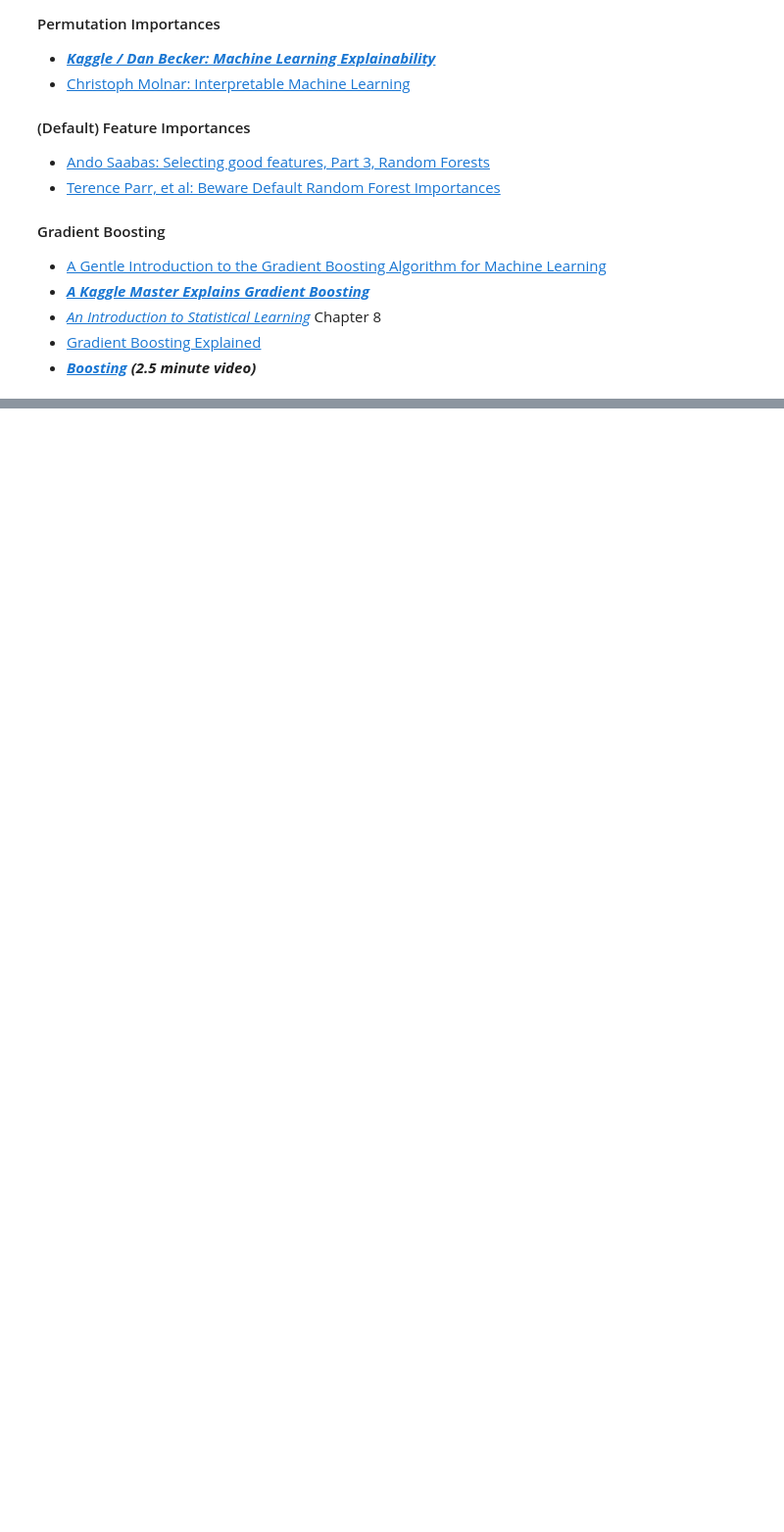
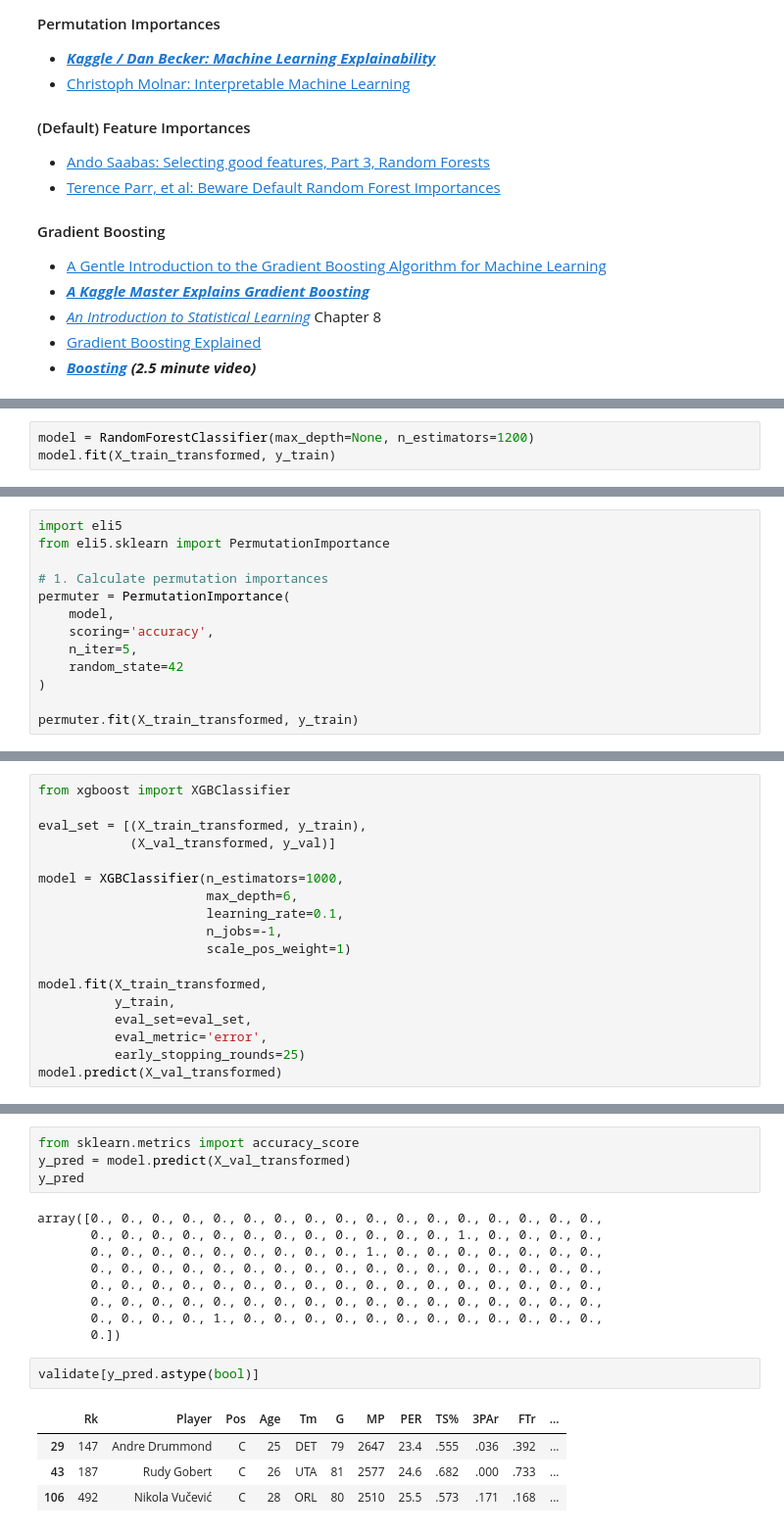
Before and after one commit to bloominstituteoftechnology/DS-Unit-2-Applied-Modeling, a Jupyter notebook: module3/LS_DS_233_assignment.ipynb, the cells around one changed output, grey strips where cells are left out. Shown at 98% size. Drawn from its saved outputs; the diff is of its cells as text; blank space fills up the shorter version.

```diff
--- a/module3/LS_DS_233_assignment.ipynb
+++ b/module3/LS_DS_233_assignment.ipynb
@@ -47,0 +204,3 @@ Top recommendations in _**bold italic:**_
+# %%
+model = RandomForestClassifier(max_depth=None, n_estimators=1200)
+model.fit(X_train_transformed, y_train)
@@ -47,0 +232,13 @@ Top recommendations in _**bold italic:**_
+# %%
+import eli5
+from eli5.sklearn import PermutationImportance
+
+# 1. Calculate permutation importances
+permuter = PermutationImportance(
+    model,
+    scoring='accuracy',
+    n_iter=5,
+    random_state=42
+)
+
+permuter.fit(X_train_transformed, y_train)
@@ -47,0 +316,18 @@ Top recommendations in _**bold italic:**_
+# %%
+from xgboost import XGBClassifier
+
+eval_set = [(X_train_transformed, y_train),
+            (X_val_transformed, y_val)]
+
+model = XGBClassifier(n_estimators=1000,
+                      max_depth=6,
+                      learning_rate=0.1,
+                      n_jobs=-1,
+                      scale_pos_weight=1)
+
+model.fit(X_train_transformed,
+          y_train,
+          eval_set=eval_set,
+          eval_metric='error',
+          early_stopping_rounds=25)
+model.predict(X_val_transformed)
@@ -47,0 +360,20 @@ Top recommendations in _**bold italic:**_
+# %%
+from sklearn.metrics import accuracy_score
+y_pred = model.predict(X_val_transformed)
+y_pred
+# %% [output]
+array([0., 0., 0., 0., 0., 0., 0., 0., 0., 0., 0., 0., 0., 0., 0., 0., 0.,
+       0., 0., 0., 0., 0., 0., 0., 0., 0., 0., 0., 0., 1., 0., 0., 0., 0.,
+       0., 0., 0., 0., 0., 0., 0., 0., 0., 1., 0., 0., 0., 0., 0., 0., 0.,
+       0., 0., 0., 0., 0., 0., 0., 0., 0., 0., 0., 0., 0., 0., 0., 0., 0.,
+       0., 0., 0., 0., 0., 0., 0., 0., 0., 0., 0., 0., 0., 0., 0., 0., 0.,
+       0., 0., 0., 0., 0., 0., 0., 0., 0., 0., 0., 0., 0., 0., 0., 0., 0.,
+       0., 0., 0., 0., 1., 0., 0., 0., 0., 0., 0., 0., 0., 0., 0., 0., 0.,
+       0.])
+# %%
+validate[y_pred.astype(bool)]
+# %% [output]
+|  | Rk | Player | Pos | Age | Tm | G | MP | PER | TS% | 3PAr | FTr | ... |
+| 29 | 147 | Andre Drummond | C | 25 | DET | 79 | 2647 | 23.4 | .555 | .036 | .392 | ... |
+| 43 | 187 | Rudy Gobert | C | 26 | UTA | 81 | 2577 | 24.6 | .682 | .000 | .733 | ... |
+| 106 | 492 | Nikola Vučević | C | 28 | ORL | 80 | 2510 | 25.5 | .573 | .171 | .168 | ... |
```
Also changed, not shown: parts of 28 cells of this notebook.
